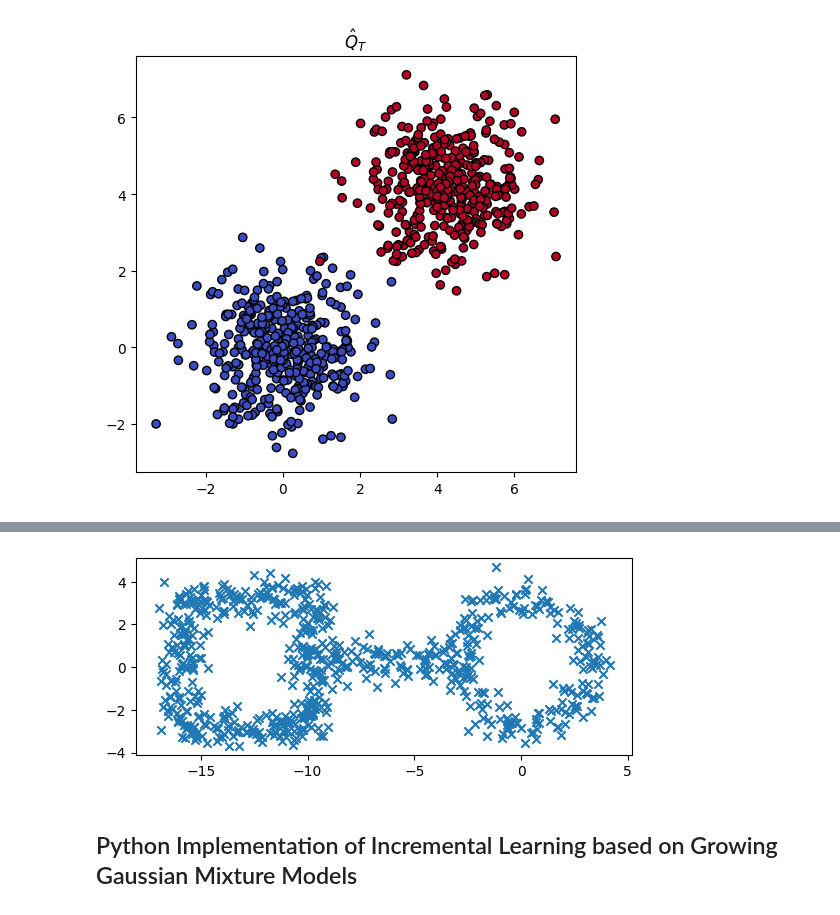
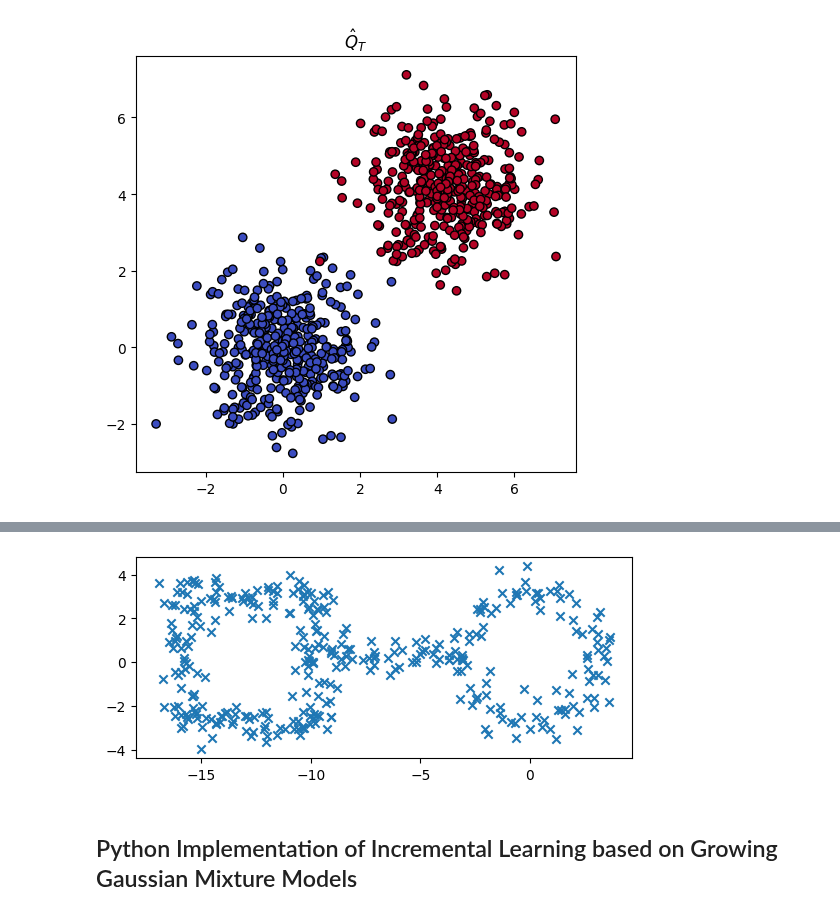
Before and after one commit to Stevan-LS/Online-DaDiL, a Jupyter notebook: Online GMM/Online GMM v2.ipynb, the cells around one changed output, grey strips where cells are left out. Saved outputs shown, nothing was run; the diff lists cells and outputs as text; code cells hidden in the pictures.

```diff
--- a/Online GMM/Online GMM v2.ipynb
+++ b/Online GMM/Online GMM v2.ipynb
@@ -78,6 +79,6 @@ ax.scatter(X_arc[:, 0], X_arc[:, 1], marker = 'x')
 # %%
 # Number of data points for each component
-num_points = 200
+num_points = 100
 
 # Generate data for a ring
 radius = 3
@@ -100,34 +101,34 @@ top_y = np.full(num_points//2, side_length / 2)
 
 # Generate points for the left side of the square
 left_x = np.full(num_points//2, -10 - side_length)
 left_y = np.linspace(-side_length / 2, side_length / 2, num_points//2)
 
 # Generate points for the right side of the square
 right_x = np.full(num_points//2, -10)
 right_y = np.linspace(side_length / 2, -side_length / 2, num_points//2)  # Reversed order
 
 # Combine all points to create the square dataset
 square_x = np.concatenate((bottom_x, right_x, top_x, left_x))
 square_y = np.concatenate((bottom_y, right_y, top_y, left_y))
 
 # Generate data for a connecting line
 line_x = np.linspace(-3, -10, num_points//2)
 line_y = np.zeros(num_points//2)
 
 # Combine the datasets
 x = np.concatenate((ring_x, square_x, line_x))
 y = np.concatenate((ring_y, square_y, line_y))
 
 x += np.random.normal(0.2, 0.5, len(x))
 y += np.random.normal(0.2, 0.5, len(y))
 
 X_ring_and_square = np.concatenate((x.reshape((len(x), 1)), y.reshape((len(y), 1))), axis=1)
 
 plt.scatter(x, y, marker='x')
 plt.gca().set_aspect('equal', adjustable='box')
 plt.show()
 # %% [output]
-[figure, old version]
+[figure, new version]
 # %% [markdown]
 ## Python Implementation of Incremental Learning based on Growing Gaussian Mixture Models
 # %% [markdown]
```
Also changed, not shown: parts of 7 cells of this notebook, 1 other file.
